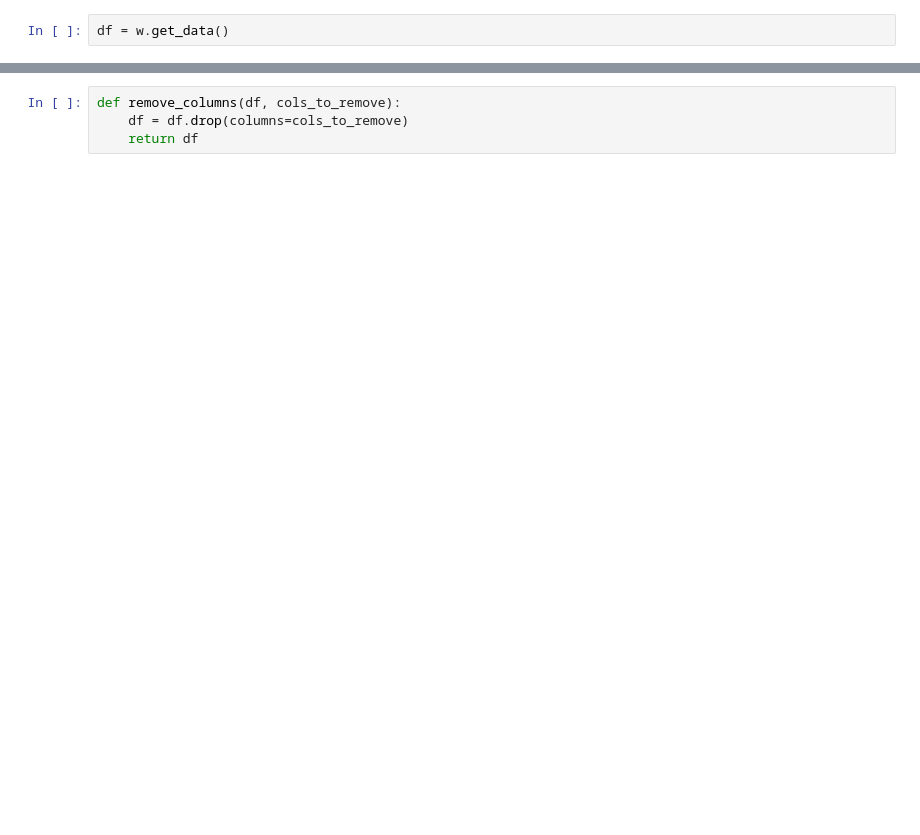
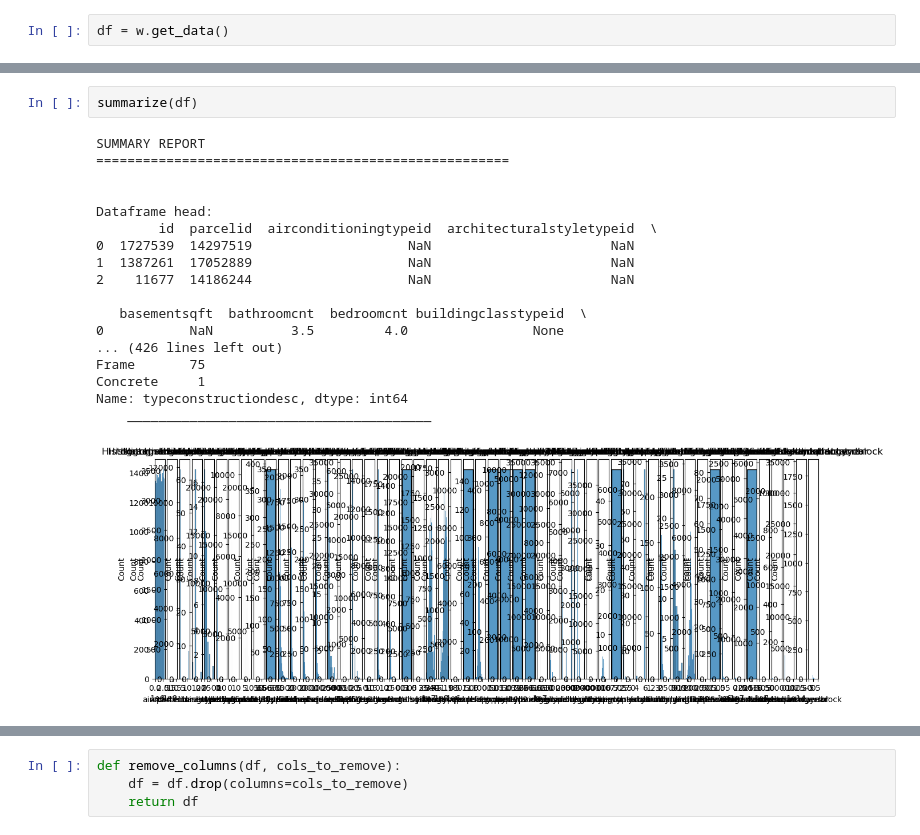
Before and after one commit to Keila-Camarillo/clustering_excercises, a Jupyter notebook: zillow_wrangle.ipynb, the cells around one changed output, grey strips where cells are left out. Cells and saved outputs as stored; diff of their text form; blank space fills up the shorter version.

```diff
--- a/zillow_wrangle.ipynb
+++ b/zillow_wrangle.ipynb
@@ -25,0 +198,21 @@ df
+# %%
+summarize(df)
+# %% [output]
+SUMMARY REPORT
+=====================================================
+
+
+Dataframe head:
+        id  parcelid  airconditioningtypeid  architecturalstyletypeid  \
+0  1727539  14297519                    NaN                       NaN
+1  1387261  17052889                    NaN                       NaN
+2    11677  14186244                    NaN                       NaN
+
+   basementsqft  bathroomcnt  bedroomcnt buildingclasstypeid  \
+0           NaN          3.5         4.0                None
+... (426 lines left out)
+Frame       75
+Concrete     1
+Name: typeconstructiondesc, dtype: int64
+    _______________________________________
+[figure, added]
```
Also changed, not shown: parts of 32 cells of this notebook, 2 other files.
